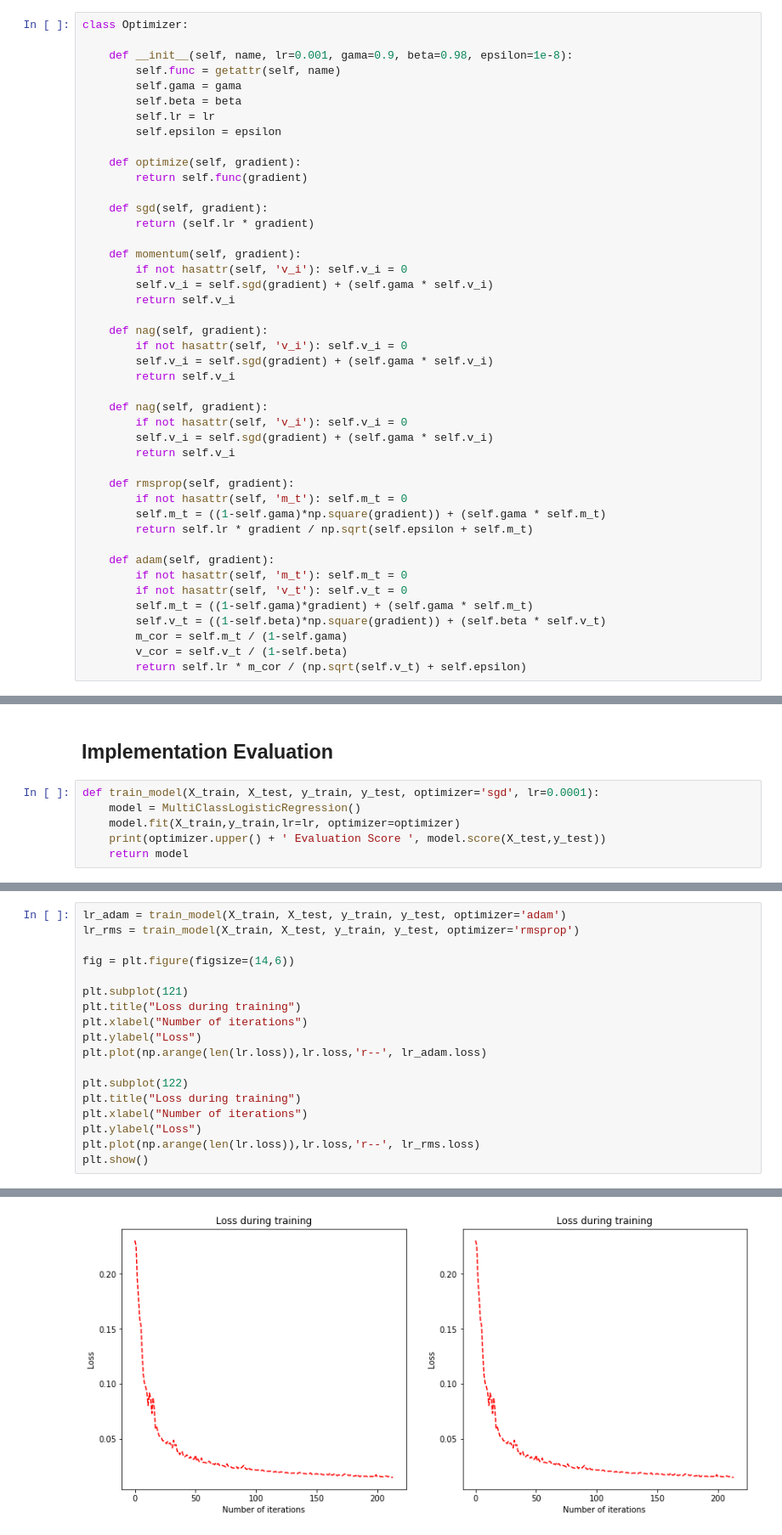
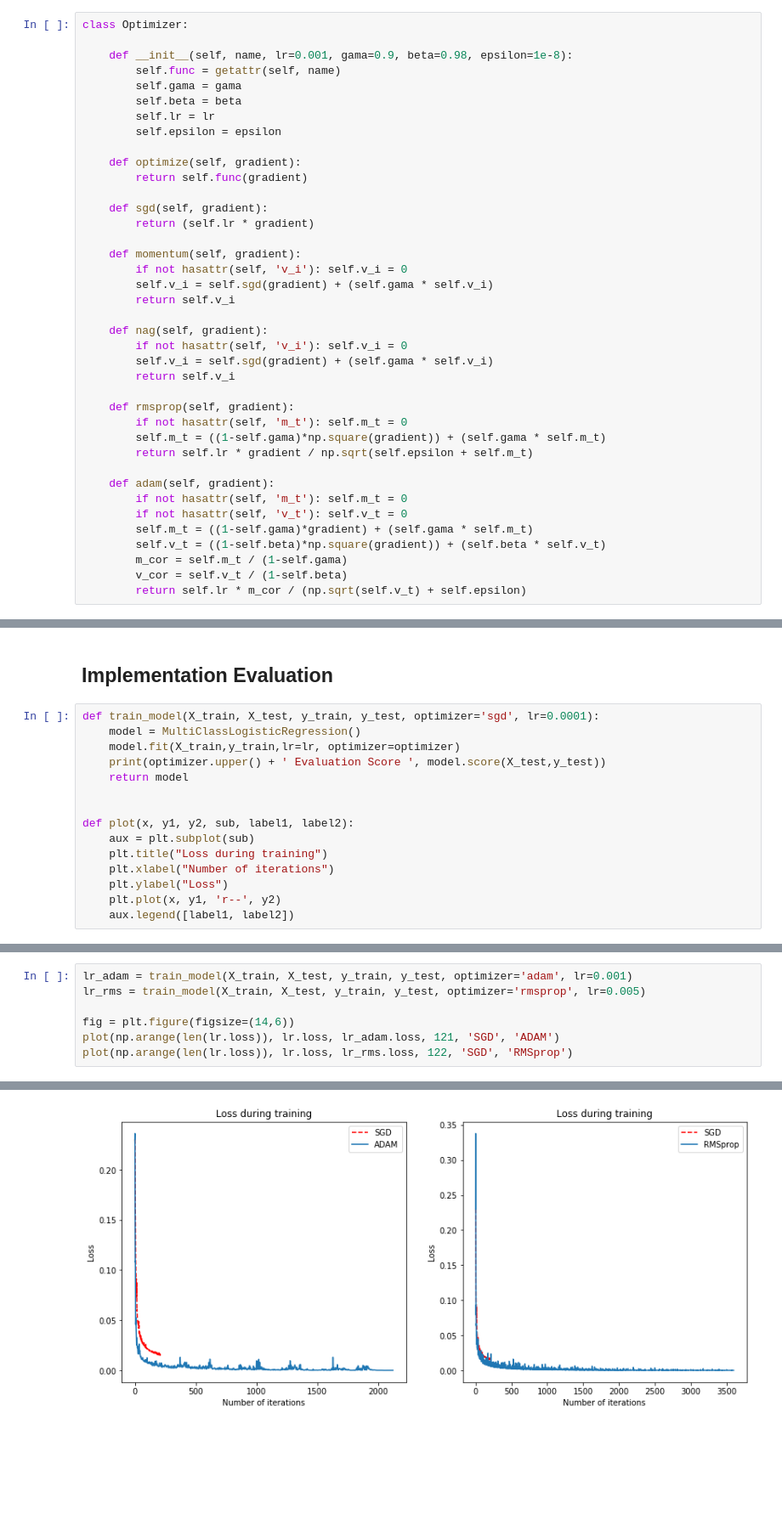
Before and after one commit to bamtak/machine-learning-implemetation-python, a Jupyter notebook: Momentum in ML.ipynb, the cells around one changed output, grey strips where cells are left out. Shown at 85% size. Saved outputs shown, nothing was run; the diff lists cells and outputs as text; blank space fills up the shorter version.

```diff
--- a/Momentum in ML.ipynb
+++ b/Momentum in ML.ipynb
@@ -26,11 +45,6 @@ class Optimizer:
         self.v_i = self.sgd(gradient) + (self.gama * self.v_i)
         return self.v_i
 
-    def nag(self, gradient):
-        if not hasattr(self, 'v_i'): self.v_i = 0
-        self.v_i = self.sgd(gradient) + (self.gama * self.v_i)
-        return self.v_i
-
     def rmsprop(self, gradient):
         if not hasattr(self, 'm_t'): self.m_t = 0
         self.m_t = ((1-self.gama)*np.square(gradient)) + (self.gama * self.m_t)
@@ -130,6 +144,15 @@ def train_model(X_train, X_test, y_train, y_test, optimizer='sgd', lr=0.0001):
     model.fit(X_train,y_train,lr=lr, optimizer=optimizer)
     print(optimizer.upper() + ' Evaluation Score ', model.score(X_test,y_test))
     return model
+
+
+def plot(x, y1, y2, sub, label1, label2):
+    aux = plt.subplot(sub)
+    plt.title("Loss during training")
+    plt.xlabel("Number of iterations")
+    plt.ylabel("Loss")
+    plt.plot(x, y1, 'r--', y2)
+    aux.legend([label1, label2])
 # %%
 from sklearn import datasets
 from sklearn.model_selection import train_test_split
@@ -214,19 +215,8 @@ plt.show()
 # %%
-lr_adam = train_model(X_train, X_test, y_train, y_test, optimizer='adam')
-lr_rms = train_model(X_train, X_test, y_train, y_test, optimizer='rmsprop')
+lr_adam = train_model(X_train, X_test, y_train, y_test, optimizer='adam', lr=0.001)
+lr_rms = train_model(X_train, X_test, y_train, y_test, optimizer='rmsprop', lr=0.005)
 
 fig = plt.figure(figsize=(14,6))
-
-plt.subplot(121)
-plt.title("Loss during training")
-plt.xlabel("Number of iterations")
-plt.ylabel("Loss")
-plt.plot(np.arange(len(lr.loss)),lr.loss,'r--', lr_adam.loss)
-
-plt.subplot(122)
-plt.title("Loss during training")
-plt.xlabel("Number of iterations")
-plt.ylabel("Loss")
-plt.plot(np.arange(len(lr.loss)),lr.loss,'r--', lr_rms.loss)
-plt.show()
+plot(np.arange(len(lr.loss)), lr.loss, lr_adam.loss, 121, 'SGD', 'ADAM')
+plot(np.arange(len(lr.loss)), lr.loss, lr_rms.loss, 122, 'SGD', 'RMSprop')
 # %% [output]
@@ -235 +225 @@ plt.show()
-[figure, old version]
+[figure, new version]
```
Also changed, not shown: parts of 9 cells of this notebook.
